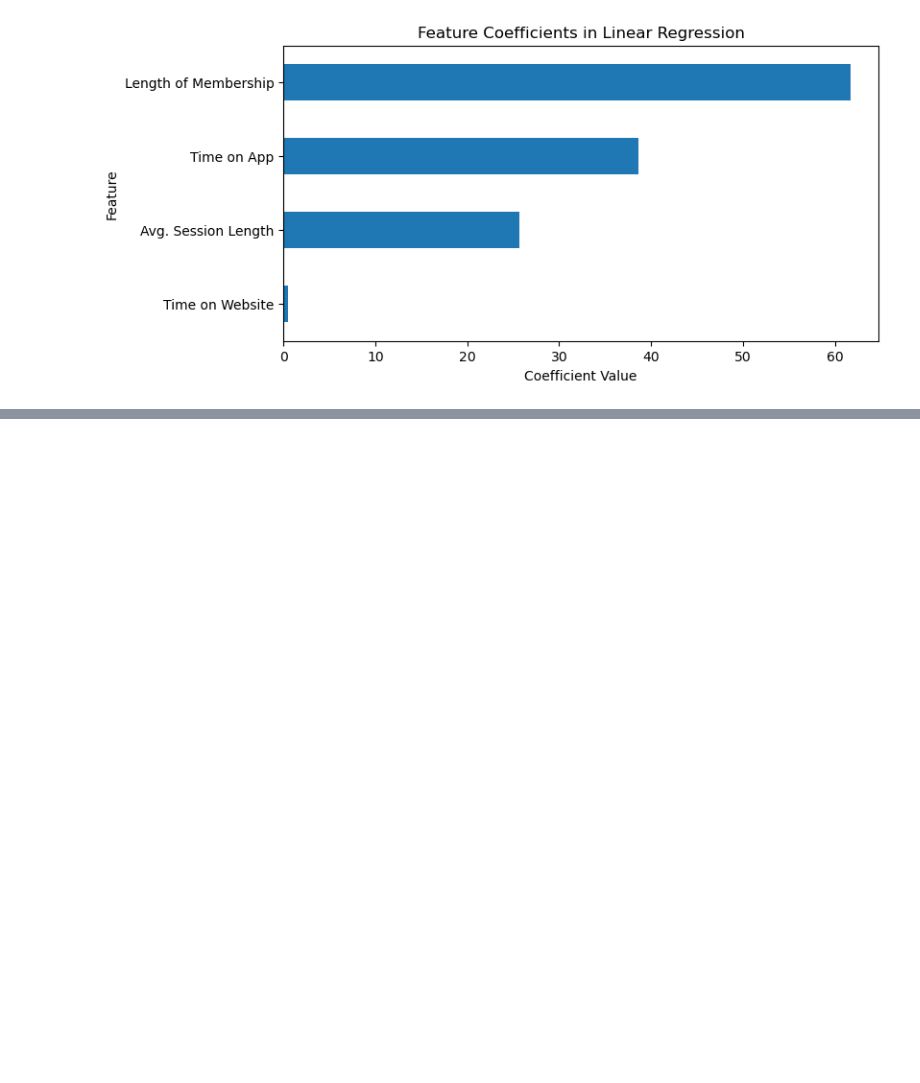
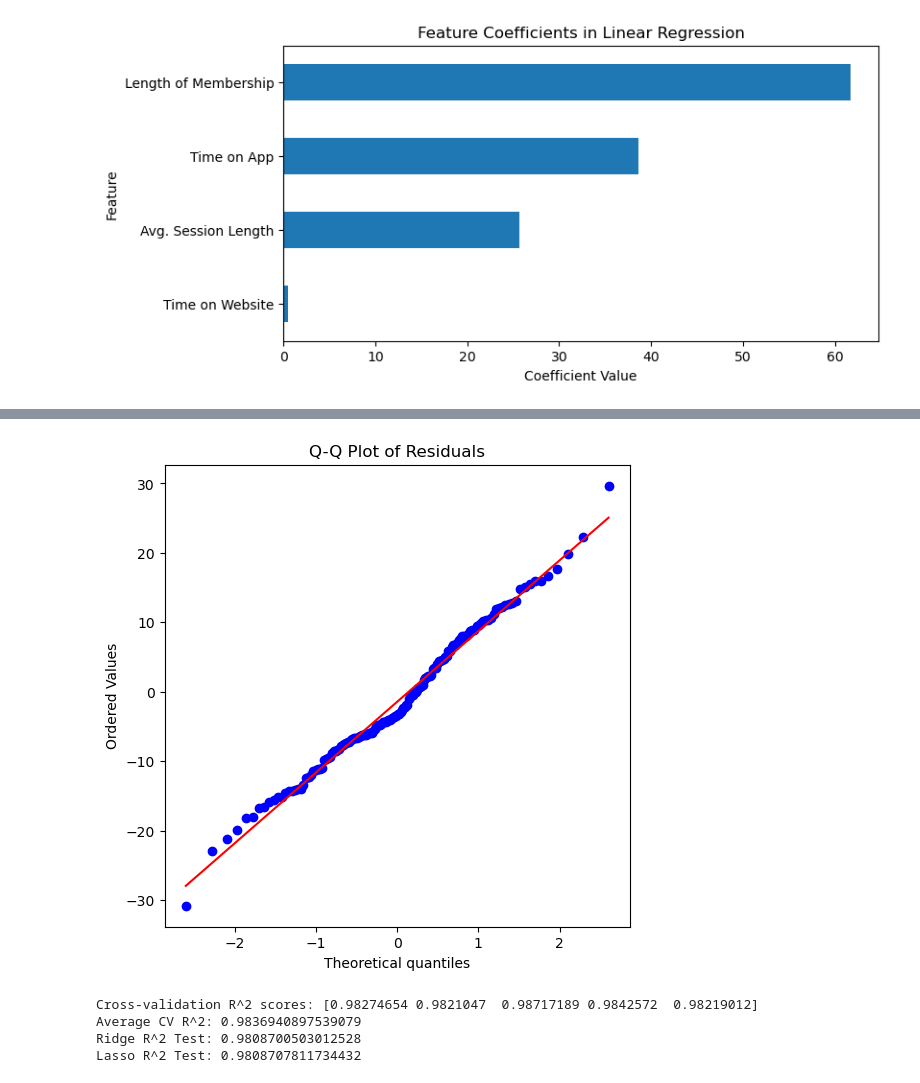
Before and after one commit to Rabby0501/ecommerce-analysis-research, a Jupyter notebook: Ecommercce_analysis_research.ipynb, the cells around one changed output, grey strips where cells are left out. Cells and saved outputs as stored; diff of their text form; code cells hidden in the pictures; blank space fills up the shorter version.

```diff
--- a/Ecommercce_analysis_research.ipynb
+++ b/Ecommercce_analysis_research.ipynb
@@ -149,0 +195,25 @@ NameError: name 'predictions' is not defined
+# %%
+plt.figure(figsize=(6,6))
+stats.probplot(results['Residual'], dist="norm", plot=plt)
+plt.title("Q-Q Plot of Residuals")
+plt.show()
+# %% [output]
+[figure, added]
+# %%
+
+# Cross-validation R^2 scores
+cv_scores = cross_val_score(lm, X, y, cv=5, scoring='r2')
+print("Cross-validation R^2 scores:", cv_scores)
+print("Average CV R^2:", cv_scores.mean())
+
+# Compare with Ridge and Lasso
+ridge = Ridge(alpha=1.0).fit(X_train, y_train)
+lasso = Lasso(alpha=0.1).fit(X_train, y_train)
+
+print("Ridge R^2 Test:", ridge.score(X_test, y_test))
+print("Lasso R^2 Test:", lasso.score(X_test, y_test))
+# %% [output]
+Cross-validation R^2 scores: [0.98274654 0.9821047  0.98717189 0.9842572  0.98219012]
+Average CV R^2: 0.9836940897539079
+Ridge R^2 Test: 0.9808700503012528
+Lasso R^2 Test: 0.9808707811734432
```
Also changed, not shown: parts of 5 cells of this notebook.
